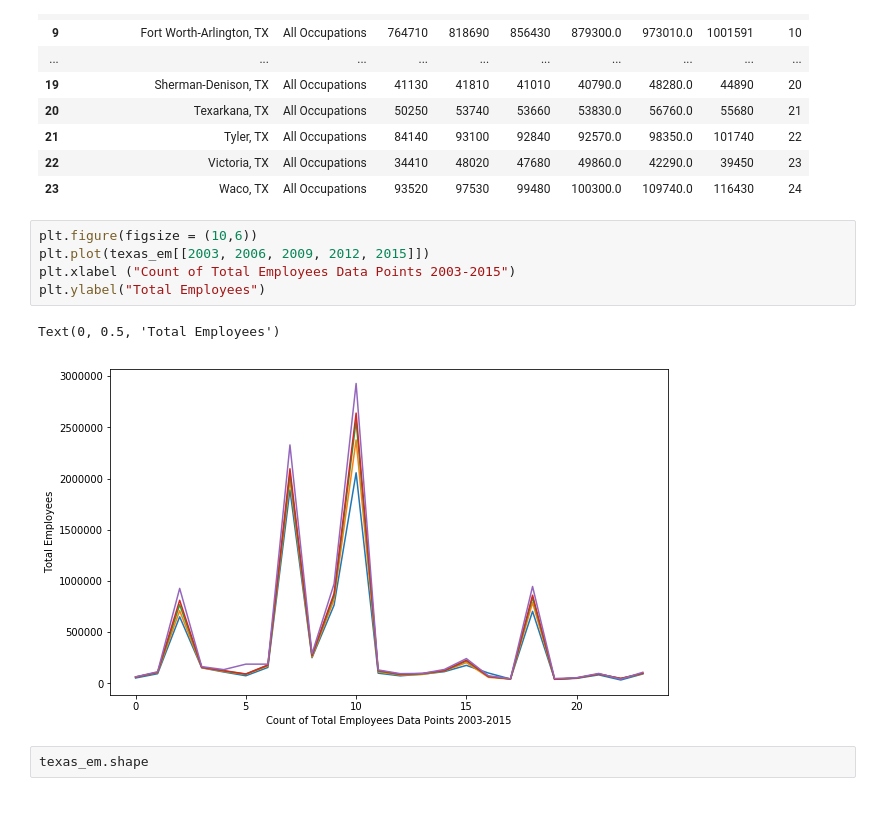
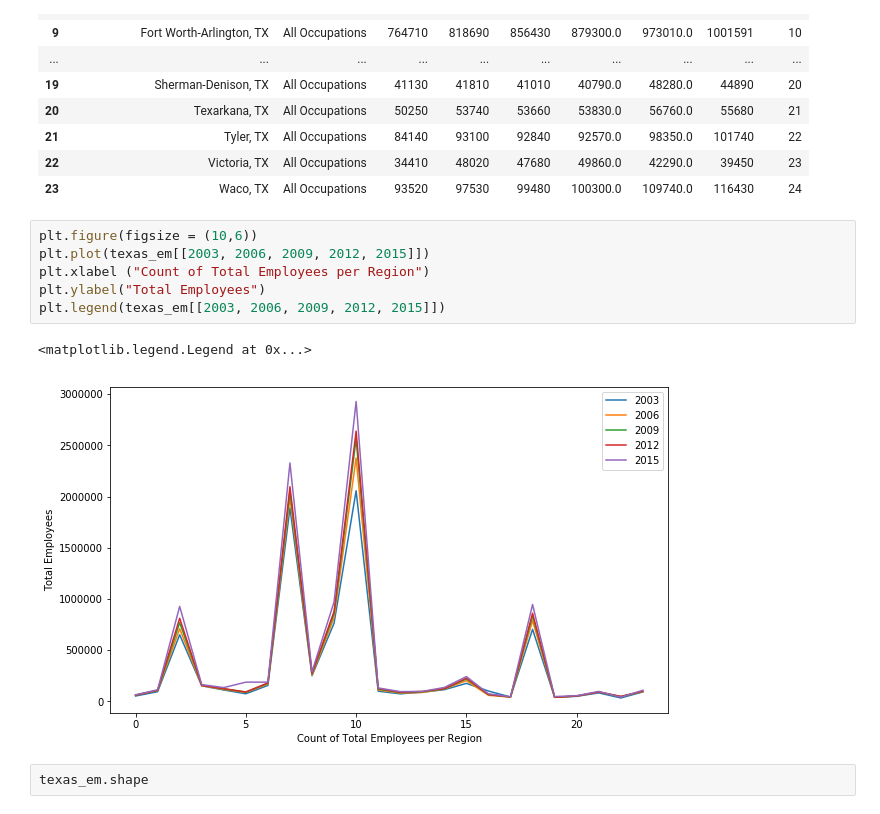
Before and after one commit to mikegoldster/Texas_Labor_Data_2, a Jupyter notebook: Texas_LR.ipynb, the cells around one changed output. Drawn from its saved outputs; the diff is of its cells as text.

```diff
--- a/Texas_LR.ipynb
+++ b/Texas_LR.ipynb
@@ -127,11 +127,12 @@ texas_em
 # %%
 plt.figure(figsize = (10,6))
 plt.plot(texas_em[[2003, 2006, 2009, 2012, 2015]])
-plt.xlabel ("Count of Total Employees Data Points 2003-2015")
+plt.xlabel ("Count of Total Employees per Region")
 plt.ylabel("Total Employees")
+plt.legend(texas_em[[2003, 2006, 2009, 2012, 2015]])
 # %% [output]
-Text(0, 0.5, 'Total Employees')
+<matplotlib.legend.Legend at 0x...>
-[figure, old version]
+[figure, new version]
 # %%
 texas_em.shape
 # %% [output]
```
Also changed, not shown: parts of 28 cells of this notebook.
